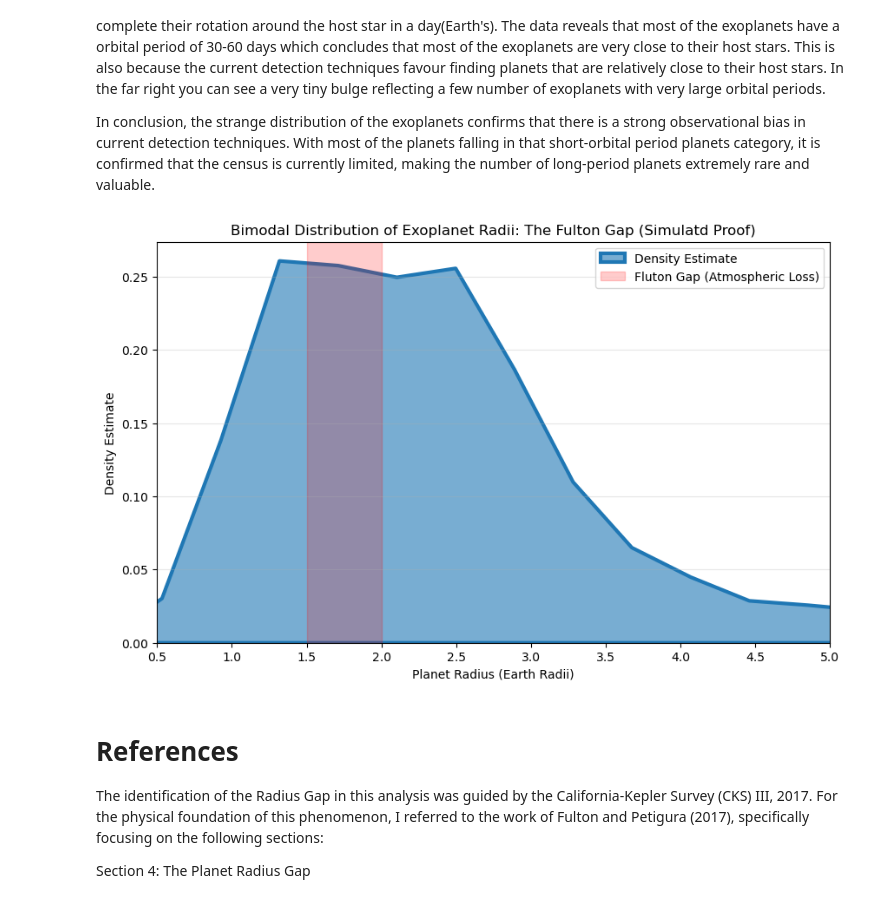
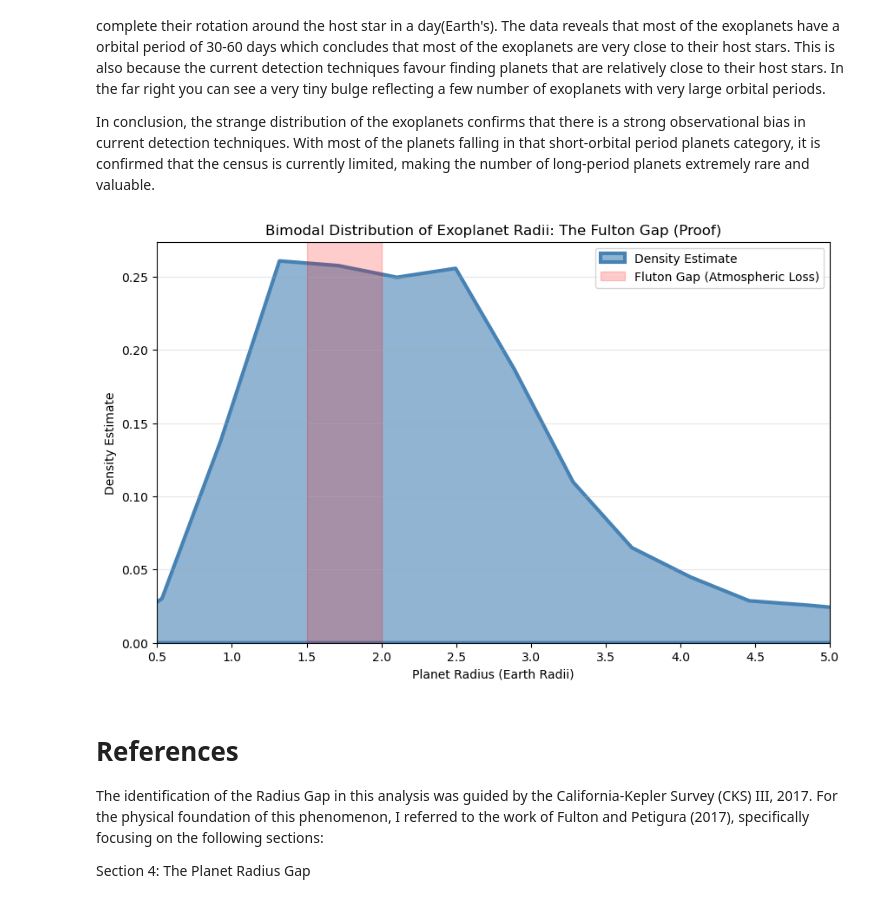
Before and after one commit to Rohan735-cool/Exoplanet-Research-NASA, a Jupyter notebook: Exoplanet_Analysis_1.ipynb, the cells around one changed output. Saved outputs shown, nothing was run; the diff lists cells and outputs as text; code cells hidden in the pictures.

```diff
--- a/Exoplanet_Analysis_1.ipynb
+++ b/Exoplanet_Analysis_1.ipynb
@@ -219,23 +219,28 @@ In conclusion, the strange distribution of the exoplanets confirms that there is
 # %%
 # Displaying the Radius Gap
 
 plt.figure(figsize=(10, 6))
 
-sns.kdeplot(data=df_filtered, x='exoplanet_rad_earth', fill=True, linewidth=3, color='#1f77b4', alpha=0.6, bw_adjust=0.2,
+# Had to set bw_adjust to 0.2 because the default was too smooth
+# This helps to see the gap properly
+sns.kdeplot(data=df_filtered, x='exoplanet_rad_earth', fill=True, linewidth=3, color='steelblue', alpha=0.6, bw_adjust=0.2,
             label='Density Estimate')
 
+# Highlighting the zone
+# Using alpha=0.2 here because 'red' was way too bright and,
+# It was covering up the data lines
 plt.axvspan(1.5, 2.0, color='red', alpha=0.2, label='Fluton Gap (Atmospheric Loss)')
 
-plt.title('Bimodal Distribution of Exoplanet Radii: The Fulton Gap (Simulatd Proof)')
+plt.title('Bimodal Distribution of Exoplanet Radii: The Fulton Gap (Proof)')
 plt.xlabel('Planet Radius (Earth Radii)')
 plt.ylabel('Density Estimate')
-plt.xlim(0.5, 5.0)
-plt.ylim(bottom=0)
+plt.xlim(0.5, 5.0)  # Starting from 0.5 and ending at 5.0 was better for visualizing the initial surge, the fluctuations and the plunge
+plt.ylim(bottom=0) # Forcing the y-axis to start at 0, just to keep it simple
 plt.grid(True, axis='y', alpha=0.3)
 plt.legend()
 plt.show()
 # %% [output]
-[figure, old version]
+[figure, new version]
 # %% [markdown]
 # References
 
```
Also changed, not shown: parts of 2 cells of this notebook.
